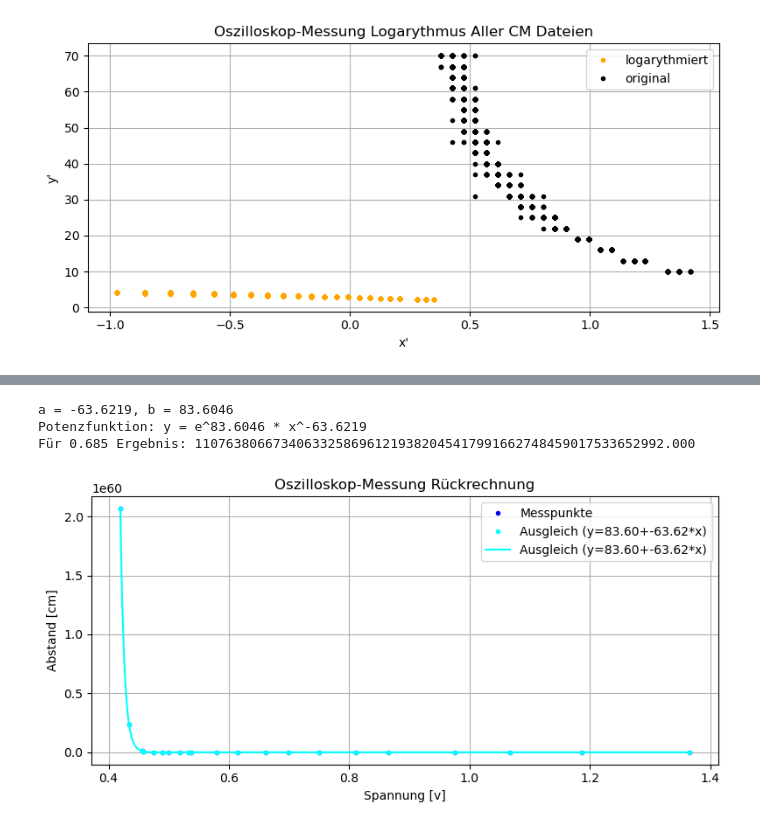
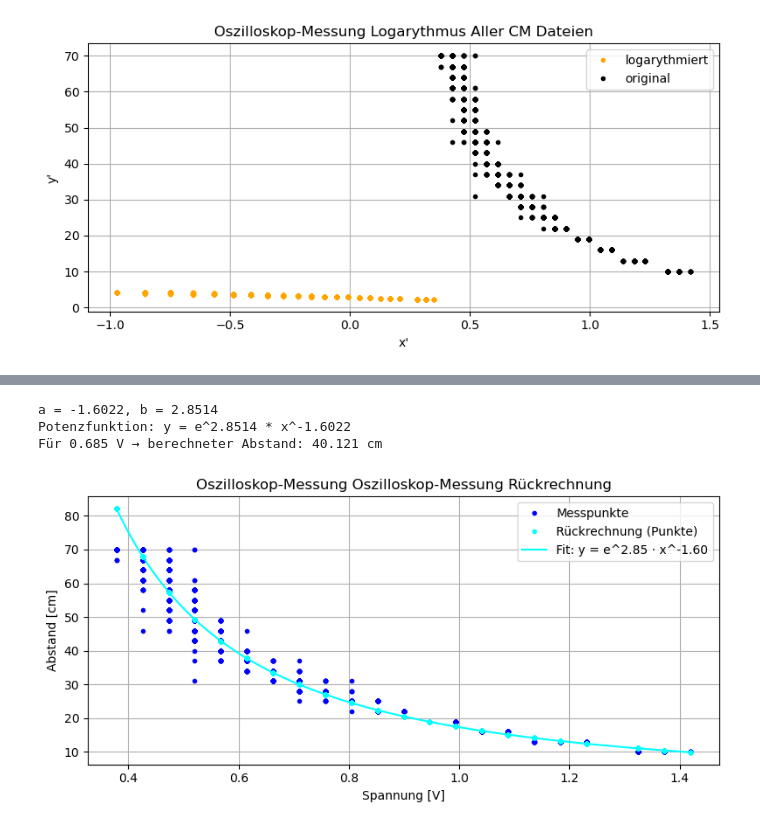
Before and after one commit to NikitaKusch01/TechGrudeKI, a Jupyter notebook: Labor1/datenpräsentation.ipynb, the cells around one changed output, grey strips where cells are left out. Saved outputs shown, nothing was run; the diff lists cells and outputs as text; code cells hidden in the pictures.

```diff
--- a/Labor1/datenpräsentation.ipynb
+++ b/Labor1/datenpräsentation.ipynb
@@ -327,9 +292,46 @@ def plottrueckrechnung(eingangU, y, a, b):
-# %%
-eingangU, ausgangV, geradeY,a, b, uArr= lineareRegressionAufDatei()
-eingangU, y = rueckrechnung(eingangU,a, b)
-plottrueckrechnung(eingangU, y, a, b)
-# %% [output]
-a = -63.6219, b = 83.6046
-Potenzfunktion: y = e^83.6046 * x^-63.6219
-Für 0.685 Ergebnis: 110763806673406332586961219382045417991662748459017533652992.000
-[figure, removed]
+# %%
+def rueckrechnungCm(a, b):
+    # Alle Messdaten laden
+    cmArr, uArr, uMittArr, emstdUArr = verarbeiteAlleCmDateien()
+
+    # Alle Spannungen und zugehörigen Abstände zu flachen Arrays kombinieren
+    x_all = np.concatenate(uArr)  # Spannungen (V)
+    y_all = np.concatenate([[cm] * len(u) for cm, u in zip(cmArr, uArr)])  # Abstände (cm)
+
+    # Rückrechnung: Abstand = e^b * U^a
+    y = np.exp(b) * (x_all ** a)
+
+    # Fit-Kurve für glatten Verlauf
+    x_fit = np.linspace(min(x_all), max(x_all), 300)
+    y_fit = np.exp(b) * (x_fit ** a)
+
+    # Beispielhafte Rückrechnungsausgabe
+    print(f"Für {np.mean(x_all):.3f} V → berechneter Abstand: {np.mean(y):.3f} cm")
+
+    # Plot starten
+    plottstart()
+
+    # Messpunkte
+    plt.plot(x_all, y_all, ".", color="blue", label="Messpunkte")
+    # Rückgerechnete Punkte
+    plt.plot(x_all, y, ".", color="cyan", label="Rückrechnung (Punkte)")
+    # Glatte Fitlinie
+    plt.plot(x_fit, y_fit, "-", color="cyan", label=f"Fit: y = e^{b:.2f} · x^{a:.2f}")
+
+    # doppelte Labels vermeiden
+    handles, labels = plt.gca().get_legend_handles_labels()
+    by_label = dict(zip(labels, handles))
+    plt.legend(by_label.values(), by_label.keys())
+
+    # Achsen & Titel
+    plottend("Oszilloskop-Messung Rückrechnung", "Spannung [V]", "Abstand [cm]")
+
+    return y, x_all
+# %%
+logUMittArr, logCmArr, geradeY, a, b = lineareRegression()
+y, x_all=rueckrechnungCm(a, b)
+# %% [output]
+a = -1.6022, b = 2.8514
+Potenzfunktion: y = e^2.8514 * x^-1.6022
+Für 0.685 V → berechneter Abstand: 40.121 cm
+[figure, added]
```
Also changed, not shown: parts of 17 cells of this notebook, 6 other files.
